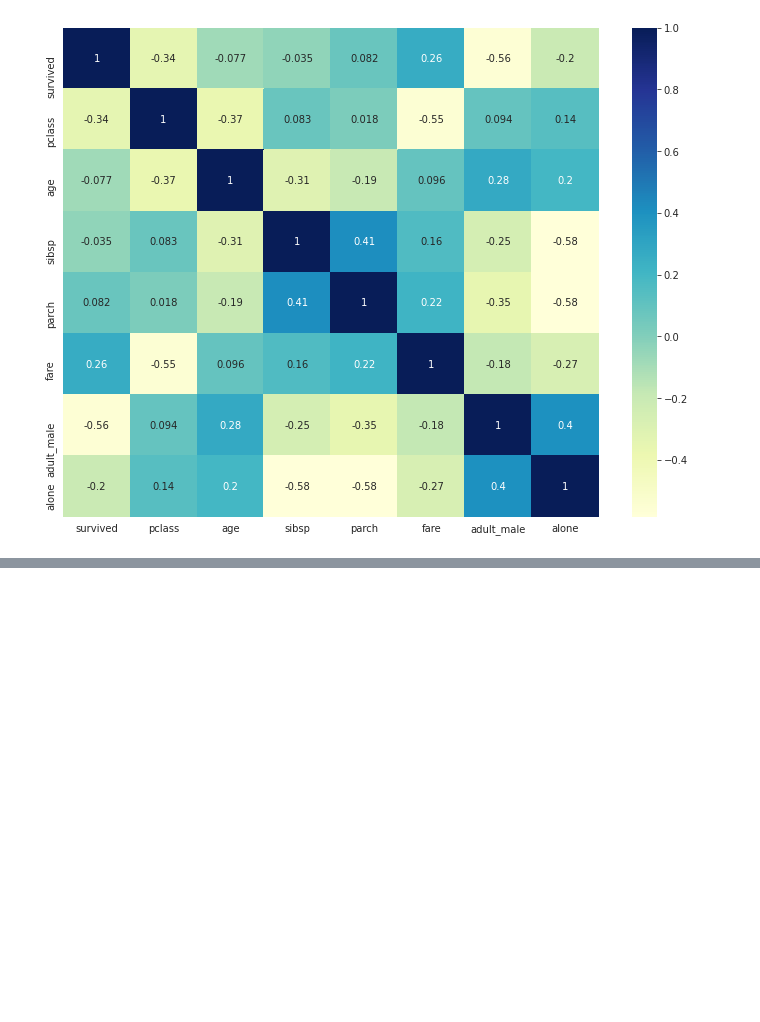
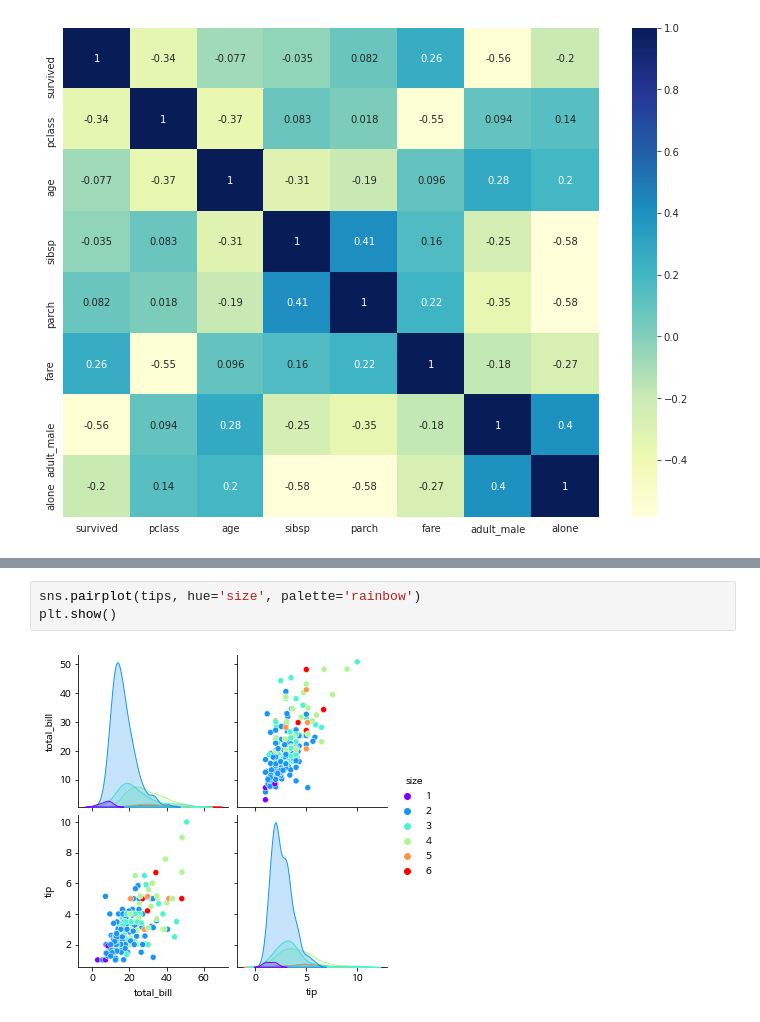
Before and after one commit to mazdah/colab_practice, a Jupyter notebook: 패스트캠퍼스_직장인을_위한_파이썬_데이터분석7.ipynb, the cells around one changed output, grey strips where cells are left out. Saved outputs shown, nothing was run; the diff lists cells and outputs as text; blank space fills up the shorter version.

```diff
--- a/패스트캠퍼스_직장인을_위한_파이썬_데이터분석7.ipynb
+++ b/패스트캠퍼스_직장인을_위한_파이썬_데이터분석7.ipynb
@@ -525,0 +553,5 @@ plt.show()
+# %%
+sns.pairplot(tips, hue='size', palette='rainbow')
+plt.show()
+# %% [output]
+[figure, added]
```
Also changed, not shown: parts of 26 cells of this notebook.
